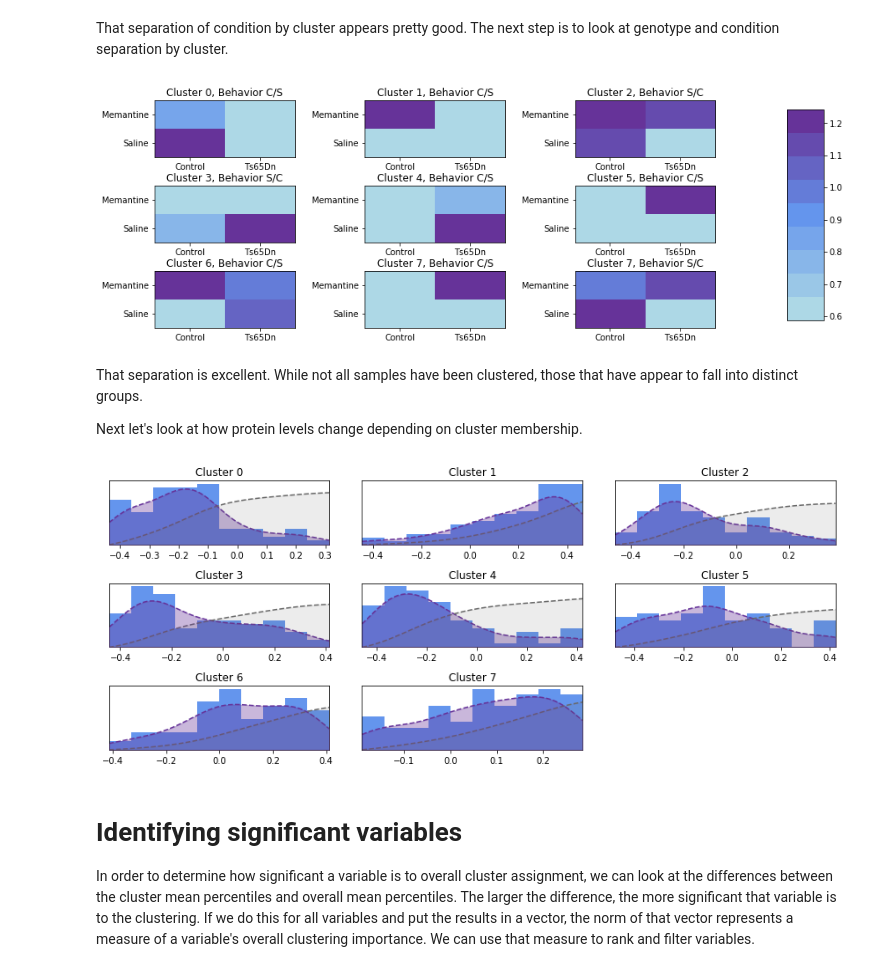
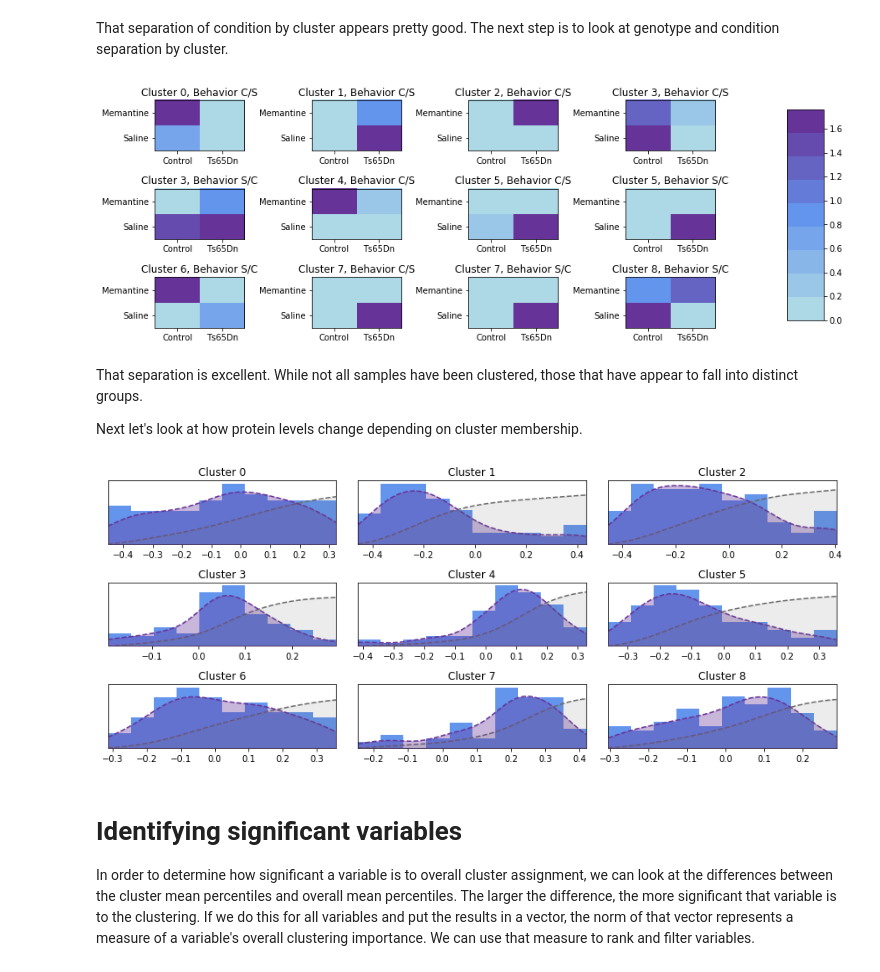
Before and after one commit to nathan-rice/exploratory-data-analysis, a Jupyter notebook: Exploratory Data Analysis in Python.ipynb, the cells around one changed output. Cells and saved outputs as stored; diff of their text form; code cells hidden in the pictures.

```diff
--- a/Exploratory Data Analysis in Python.ipynb
+++ b/Exploratory Data Analysis in Python.ipynb
@@ -239,0 +243,7 @@ We already have some gene selection criteria in the form of coefficient of varia
+# %%
+interesting_proteins = list(set(high_anderson.index) | set(high_cova.index) | set(high_skew_kurt.index))
+interesting_df = ecdf_normalized_df[interesting_proteins]
+fit = hdbscan.HDBSCAN(min_cluster_size=12).fit(interesting_df)
+interesting_sample_clusters = pd.Series(fit.labels_, index=interesting_df.index, name="cluster")
+
+counter_histogram(interesting_sample_clusters)
@@ -239,0 +400,8 @@ We already have some gene selection criteria in the form of coefficient of varia
+# %%
+ic = FastICA(n_components=13)
+reduced_df = pd.DataFrame(ic.fit_transform(ecdf_normalized_df), index=ecdf_normalized_df.index)
+
+fit = hdbscan.HDBSCAN(min_cluster_size=28, cluster_selection_method='leaf', min_samples=9).fit(reduced_df)
+reduced_sample_clusters = pd.Series(fit.labels_, index=interesting_df.index, name="cluster")
+
+counter_histogram(reduced_sample_clusters)
@@ -239,0 +414,12 @@ We already have some gene selection criteria in the form of coefficient of varia
+# %%
+ic = FastICA(n_components=8)
+ic.fit(ecdf_normalized_df)
+
+component_df = pd.DataFrame(ic.components_.transpose(), index=ecdf_normalized_df.columns)
+
+component_top_proteins = [pd.Series(c).index[:5] for c in component_df]
+normalized_component_df = component_df.apply(lambda c: pd.Series(ECDF(c)(c), index=c.index))
+
+fig = block_heatmap(normalized_component_df)
+fig.x_range = Range1d(-0.5,7.5)
+show(fig, notebook_handle=True);
@@ -246,11 +434,11 @@ def reorder_rows(fit, df):
     rows = [index_order[int(c)] for c in nx.topological_sort(clusters) if c in leaf_nodes]
     return df.loc[rows]
 
-clustered_df = ecdf_normalized_df.assign(cluster=base_sample_clusters)
+clustered_df = ecdf_normalized_df.assign(cluster=reduced_sample_clusters)
 sorted_df = reorder_rows(fit, clustered_df).sort_values("cluster")
 transpose_df = sorted_df.drop("cluster", 1).transpose()
 
-t_fit = hdbscan.HDBSCAN(min_cluster_size=5).fit(transpose_df)
+t_fit = hdbscan.HDBSCAN(min_cluster_size=5, min_samples=2, cluster_selection_method='leaf').fit(transpose_df)
 
 dimension_clusters = pd.Series(t_fit.labels_, index=transpose_df.index)
 
@@ -398,48 +522,48 @@ That separation of condition by cluster appears pretty good.  The next step is t
 # %%
 group_cluster_behavior = cluster_conditions.groupby(["cluster","Behavior"])
 
-fig, axes = plt.subplots(3, 3)
+fig, axes = plt.subplots(3, int(np.ceil(len(group_cluster_behavior) / 3)))
 
 colors = ["#ADD8E6", "#9AC7E7", "#88B6E9", "#76A5EB", "#6495ED", "#647CD8", "#6564C3", "#654BAE", "#663399"]
 
 my_cmap = ListedColormap(colors, name='my_name')
 
 for g, a in zip_longest(group_cluster_behavior, axes.flatten()):
     if g is None:
         a.axis("off")
         break
     ((idx, cond), group) = g
     x = [1 if l == "Ts65Dn" else 0 for l in group["Genotype"]]
     y = [1 if l == "Memantine" else 0 for l in group["Treatment"]]
     res = a.hist2d(x, y, bins=2, range=[[0, 1], [0, 1]], normed=True, cmap=my_cmap)[3]
     a.set_title("Cluster %s, Behavior %s" % (idx, cond))
     a.set_xticklabels(["Control", "Ts65Dn"])
     a.set_xticks([0.25, 0.75])
     a.set_yticklabels(["Saline", "Memantine"])
     a.set_yticks([0.25, 0.75])
     a.set_xlim(0, 1)
     a.set_ylim(0, 1)
 
-fig.subplots_adjust(wspace=0.5, hspace=0.5)
+fig.subplots_adjust(wspace=0.75, hspace=0.75)
 cbar_ax = fig.add_axes([1, 0.15, 0.05, 0.7])
 fig.colorbar(res, cax=cbar_ax);
 # %% [output]
-[figure, old version]
+[figure, new version]
 # %% [markdown]
 That separation is excellent.  While not all samples have been clustered, those that have appear to fall into distinct groups.
 
 Next let's look at how protein levels change depending on cluster membership.
 # %%
-def diff_genes(df):
+def diff_proteins(df):
     return df.apply(lambda x: x.mean() - 0.5).sort_values()
 
-clusters = list(range(base_sample_clusters.max() + 1))
-diffs = [diff_genes(sorted_df.filter(like="_N", axis=1)[sorted_df["cluster"] == i]) for i in clusters]
+clusters = list(range(reduced_sample_clusters.max() + 1))
+diffs = [diff_proteins(sorted_df.filter(like="_N", axis=1)[sorted_df["cluster"] == i]) for i in clusters]
 
 titles = ["Cluster %s" % c for c in clusters]
 plot_histogram(*diffs, title=titles);
 # %% [output]
-[figure, old version]
+[figure, new version]
 # %% [markdown]
 # Identifying significant variables
 
```
Also changed, not shown: parts of 55 cells of this notebook, 1 other file.
